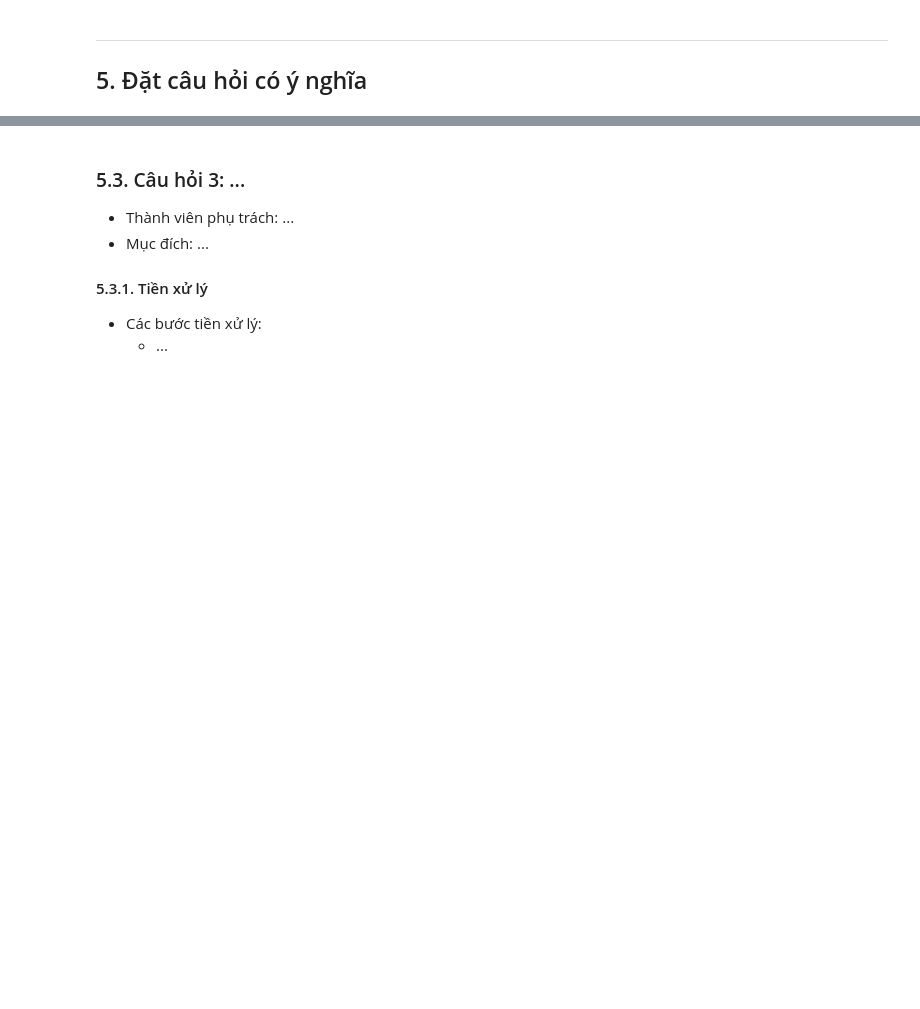
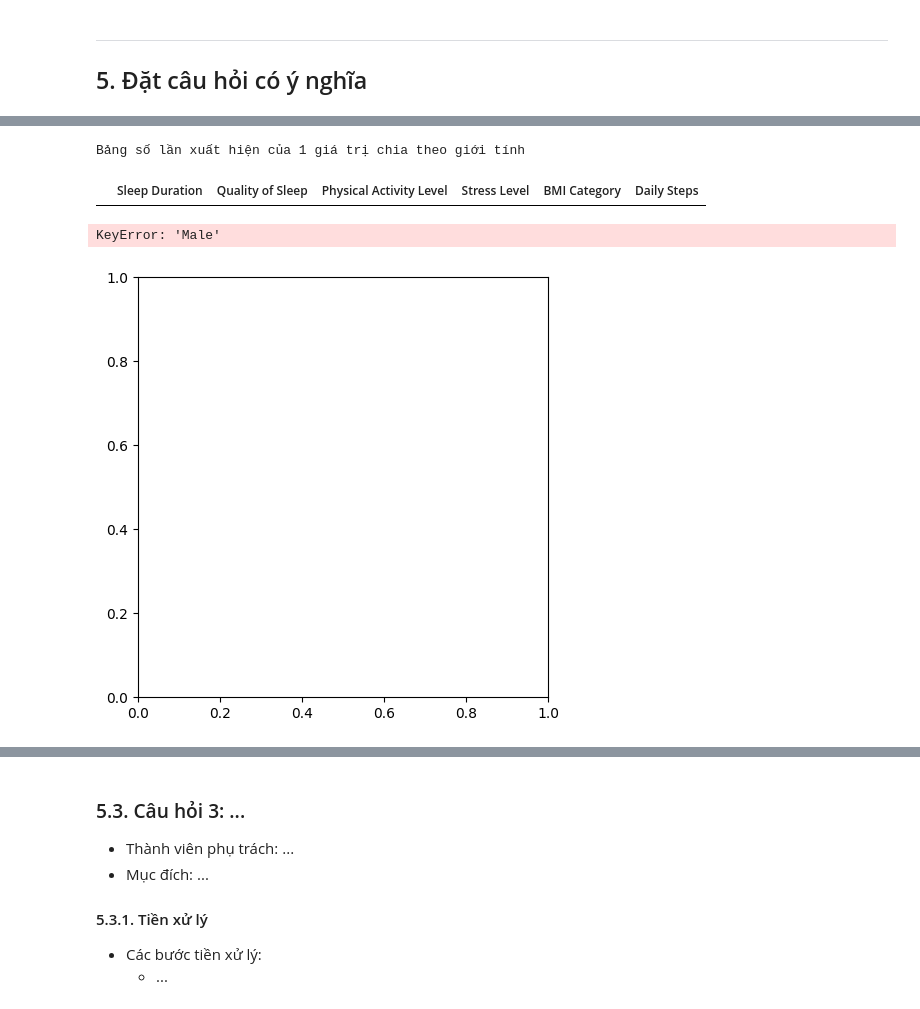
Before and after one commit to khiemnguyen812/Final_Prj_CSC17104_21KHDL1, a Jupyter notebook: Notebook.ipynb, the cells around one changed output, grey strips where cells are left out. Saved outputs shown, nothing was run; the diff lists cells and outputs as text; code cells hidden in the pictures; blank space fills up the shorter version.

```diff
--- a/Notebook.ipynb
+++ b/Notebook.ipynb
@@ -346,2 +349,71 @@ Name: count, dtype: int64
 # %%
 # TODO: Code phân tích dữ liệu để trả lời câu hỏi 1
+
+# Bước 1
+def count_by_gender(col: pd.Series):
+    counts = col.groupby(df['Gender']).value_counts()
+
+    single_index_counts = pd.Series(name=col.name)
+    single_index_counts['Male'] = counts['Male'].to_dict()
+    single_index_counts['Female'] = counts['Female'].to_dict()
+
+    return single_index_counts
+
+counts_df = good_lifestyle_df.agg(count_by_gender)
+print('Bảng số lần xuất hiện của 1 giá trị chia theo giới tính')
+counts_df
+# %% [output]
+Bảng số lần xuất hiện của 1 giá trị chia theo giới tính
+|  | Sleep Duration | Quality of Sleep | Physical Activity Level | Stress Level | BMI Category | Daily Steps |
+# %%
+# Bước 2
+fig = plt.figure(figsize=(18, 12))
+
+columns = good_lifestyle_df.columns.drop('BMI Category')
+
+# Numerical
+for i, col in zip(range(len(columns)), columns):
+    # Tạo subplot
+    ax = fig.add_subplot(2, 3, i + 1)
+
+    # Tạo Series từ Dictionary cho từng giới tính
+    male = pd.Series(counts_df[col]['Male'])
+    female = pd.Series(counts_df[col]['Female'])
+
+    # Tạo mảng index cho nam (nữ có thể tự suy ra)
+    male_index = np.arange(len(male.index))
+
+    # Gộp Series để làm Scatter
+    count = pd.concat([male, female])
+
+    # Map màu theo index
+    colors = np.full((len(count.index)), 'pink')
+    colors[male_index] = 'blue'
+
+    # Tạo biểu đồ Scatter
+    sc = ax.scatter(count.index, count.values, c=colors, alpha=0.75)
+    ax.set_title(col)
+    ax.grid()
+
+# Categorical
+ax = fig.add_subplot(2, 3, 6)
+    # Tạo Series cho từng giới tính
+male = pd.Series(counts_df['BMI Category']['Male'], name='Male')
+female = pd.Series(counts_df['BMI Category']['Female'], name='Female')
+    # Tạo biểu đồ cột
+x_axis = np.arange(2)
+males_ax = ax.bar(x_axis - 0.11, male, width=0.2, label='Male', align='center', color='blue')
+females_ax = ax.bar(x_axis + 0.11, female, width=0.2, label='Female', align='center', color='pink')
+    # Cài đặt axis
+ax.set_xticks(x_axis, ['Normal', 'Overweight'])
+ax.set_label('BMI Category')
+ax.legend()
+ax.grid()
+
+# Cài đặt figure
+fig.supxlabel('Giá trị')
+fig.supylabel('Số lần xuất hiện')
+fig.suptitle('Biểu đồ số lần xuất hiện của một giá trị theo giới tính')
+# %% [output]
+KeyError: 'Male'
+[figure, added]
```
Also changed, not shown: parts of 16 cells of this notebook.
